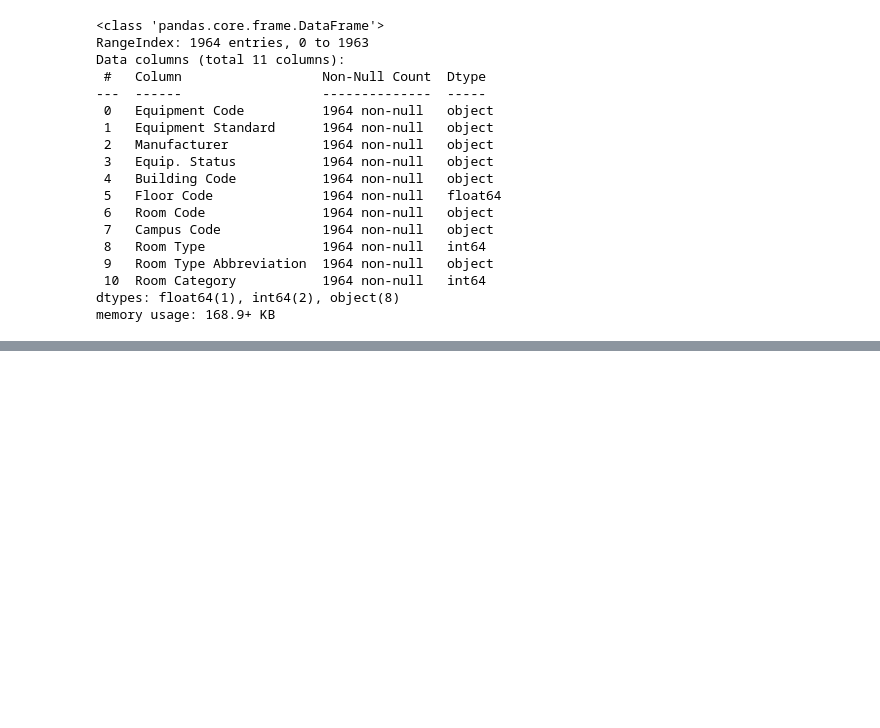
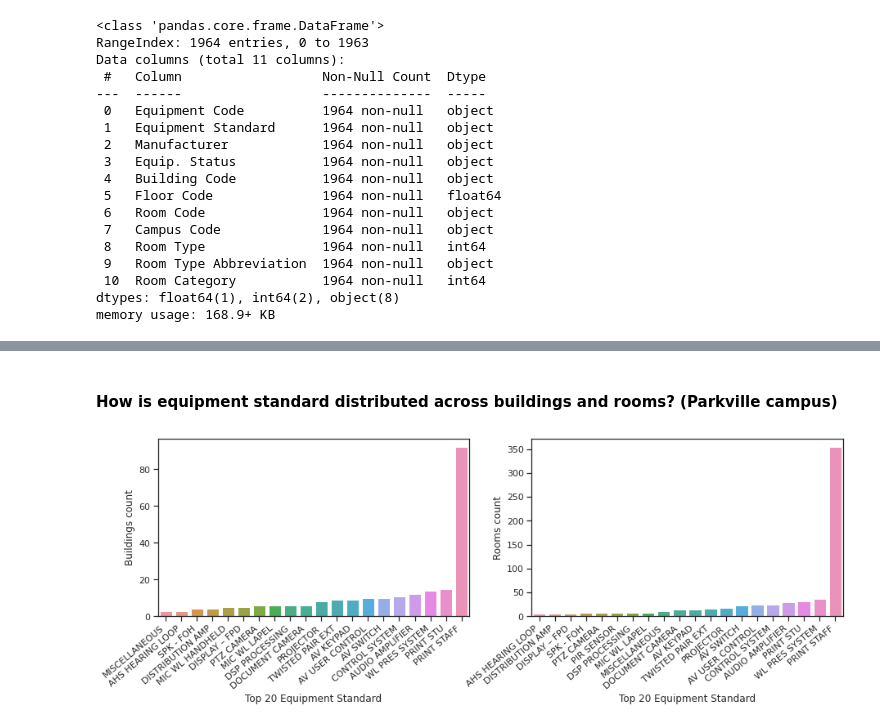
Before and after one commit to abhinavcreed13/project-space-optimisation-group-3, a Jupyter notebook: notebooks/exploratory-data-analysis.ipynb, the cells around one changed output, grey strips where cells are left out. Cells and saved outputs as stored; diff of their text form; code cells hidden in the pictures; blank space fills up the shorter version.

```diff
--- a/notebooks/exploratory-data-analysis.ipynb
+++ b/notebooks/exploratory-data-analysis.ipynb
@@ -673,0 +831,23 @@ memory usage: 168.9+ KB
+# %% [markdown]
+#### How is equipment standard distributed across buildings and rooms? (Parkville campus)
+# %%
+gdf1 = merged_av_equipment_df_clean_PAR.groupby(by='Equipment Standard', as_index=False).agg({'Building Code': pd.Series.nunique})
+gdf1.sort_values(by=['Building Code'], inplace=True)
+
+gdf2 = merged_av_equipment_df_clean_PAR.groupby(by='Equipment Standard', as_index=False).agg({'Room Code': pd.Series.nunique})
+gdf2.sort_values(by=['Room Code'], inplace=True)
+
+fig, ax = plt.subplots(1,2)
+fig.set_figheight(4)
+fig.set_figwidth(15)
+ax1 = sns.barplot(x="Equipment Standard", y='Building Code', data=gdf1.tail(20), ax=ax[0]);
+ax1.set_xticklabels(ax1.get_xticklabels(), rotation=40, ha="right")
+ax1.set(xlabel='Top 20 Equipment Standard', ylabel='Buildings count')
+
+ax2 = sns.barplot(x="Equipment Standard", y='Room Code', data=gdf2.tail(20), ax=ax[1]);
+ax2.set_xticklabels(ax2.get_xticklabels(), rotation=40, ha="right")
+ax2.set(xlabel='Top 20 Equipment Standard', ylabel='Rooms count')
+
+plt.show()
+# %% [output]
+[figure, added]
```
Also changed, not shown: parts of 41 cells of this notebook.
